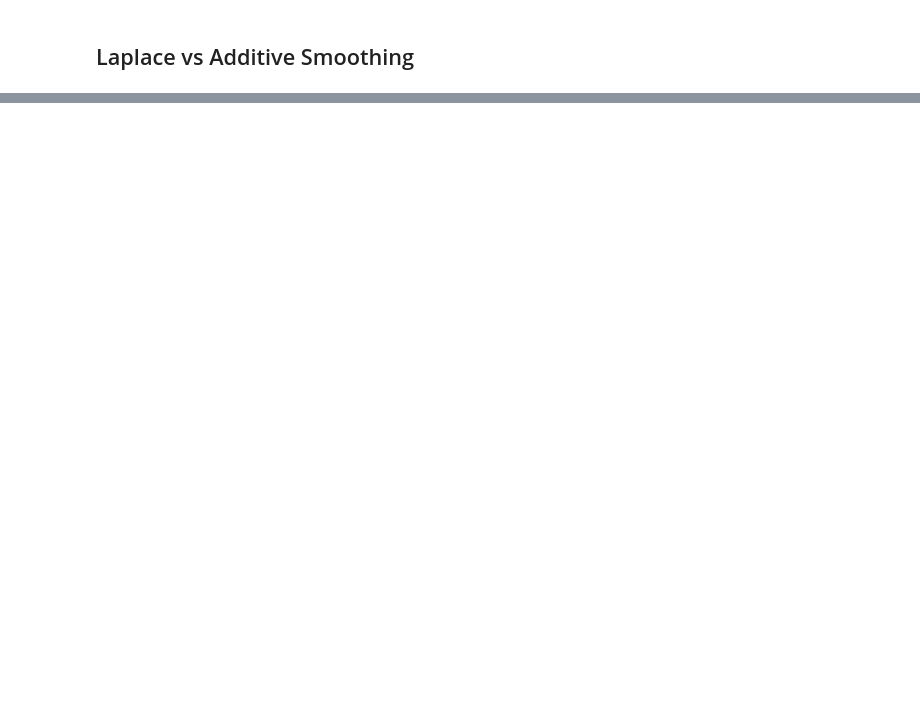
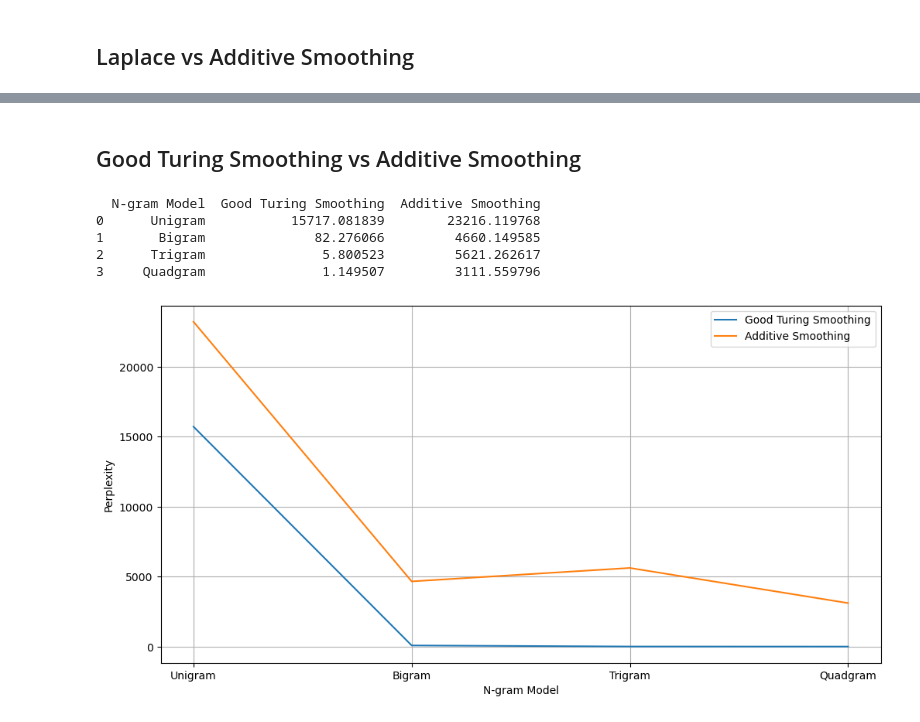
Before and after one commit to dewansh-singh-chandel/CS613_Assignmen2_nltk.tokenize, a Jupyter notebook: Bonus_Ques.ipynb, the cells around one changed output, grey strips where cells are left out. Cells and saved outputs as stored; diff of their text form; code cells hidden in the pictures; blank space fills up the shorter version.

```diff
--- a/Bonus_Ques.ipynb
+++ b/Bonus_Ques.ipynb
@@ -1359,0 +1356,56 @@ plt.show()
+# %% [markdown]
+## Good Turing Smoothing vs Additive Smoothing
+# %%
+n_gram_models1 = [Unigram_GoodTuring(), Bigram_GoodTuring(), Trigram_GoodTuring(), Quadgram_GoodTuring()]
+corpus1 = [processed_corpus_uni, processed_corpus, processed_corpus, processed_corpus]
+test_data1 = [processed_test_uni, processed_test, processed_test, processed_test]
+
+n_gram_models2 = [Unigram_Additive(), Bigram_Additive(), Trigram_Additive(), Quadgram_Additive()]
+corpus2 = [processed_corpus_uni, processed_corpus, processed_corpus, processed_corpus]
+test_data2 = [processed_test_uni, processed_test, processed_test, processed_test]
+
+
+n_gram_labels = ["Unigram", "Bigram", "Trigram", "Quadgram"]
+
+perplexities1 = []
+perplexities2 = []
+
+for i, model in enumerate(n_gram_models1):
+    model.fit(corpus1[i])
+    perplexity = model.perplexity(test_data1[i])
+    perplexities1.append(perplexity)
+
+for i, model in enumerate(n_gram_models2):
+    model.fit(corpus2[i])
+    perplexity = model.perplexity(test_data2[i])
+    perplexities2.append(perplexity)
+
+data = {
+    "N-gram Model": n_gram_labels,
+    "Good Turing Smoothing": perplexities1,
+    "Additive Smoothing": perplexities2,
+}
+df = pd.DataFrame(data)
+
+plt.figure(figsize=(12, 6))
+
+x = np.arange(len(n_gram_labels))
+
+plt.plot(x, perplexities1, linestyle='-', label="Good Turing Smoothing")
+plt.plot(x, perplexities2, linestyle='-', label="Additive Smoothing")
+plt.xticks(x, n_gram_labels)
+plt.xlabel("N-gram Model")
+plt.ylabel("Perplexity")
+plt.legend()
+plt.grid(True)
+
+print(df)
+
+plt.show()
+# %% [output]
+  N-gram Model  Good Turing Smoothing  Additive Smoothing
+0      Unigram           15717.081839        23216.119768
+1       Bigram              82.276066         4660.149585
+2      Trigram               5.800523         5621.262617
+3     Quadgram               1.149507         3111.559796
+[figure, added]
```
Also changed, not shown: parts of 23 cells of this notebook.
